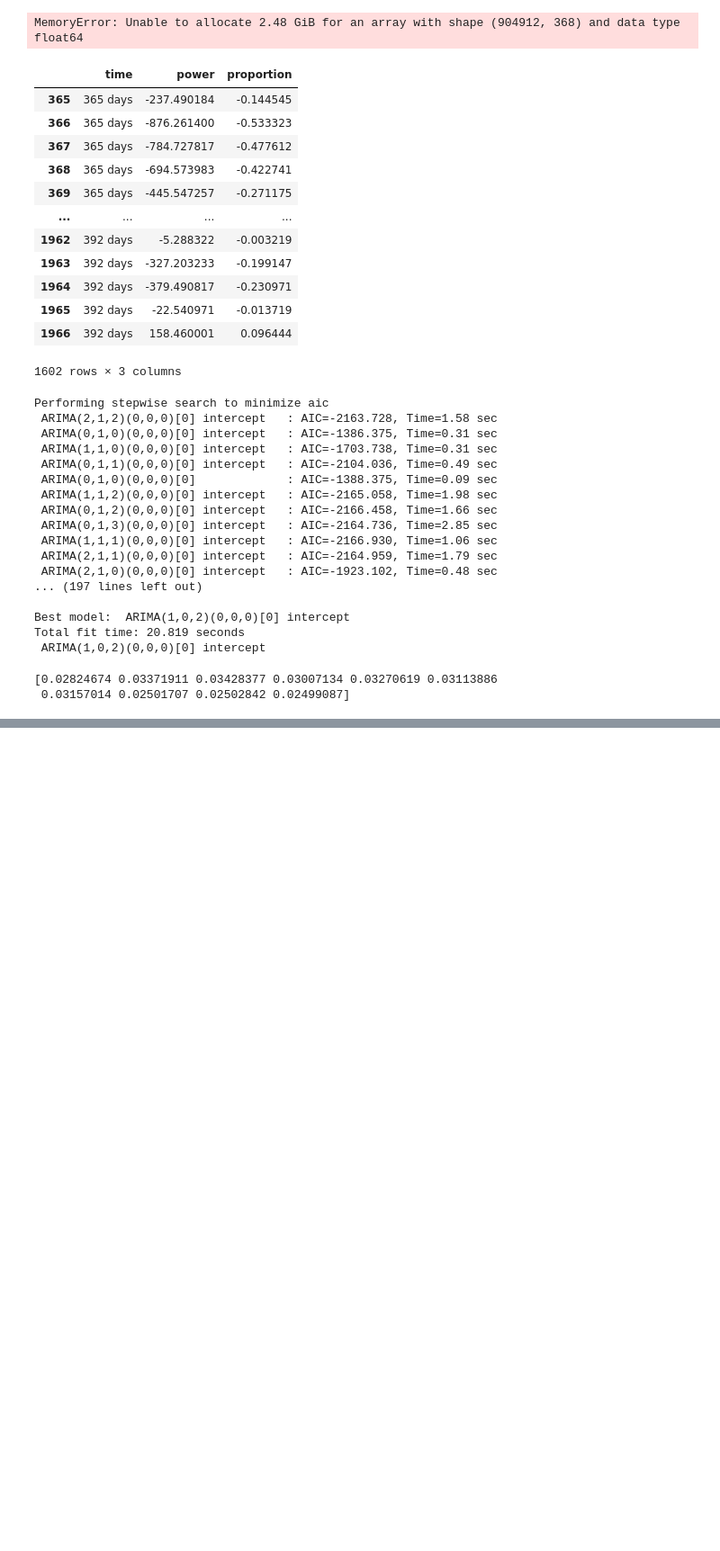
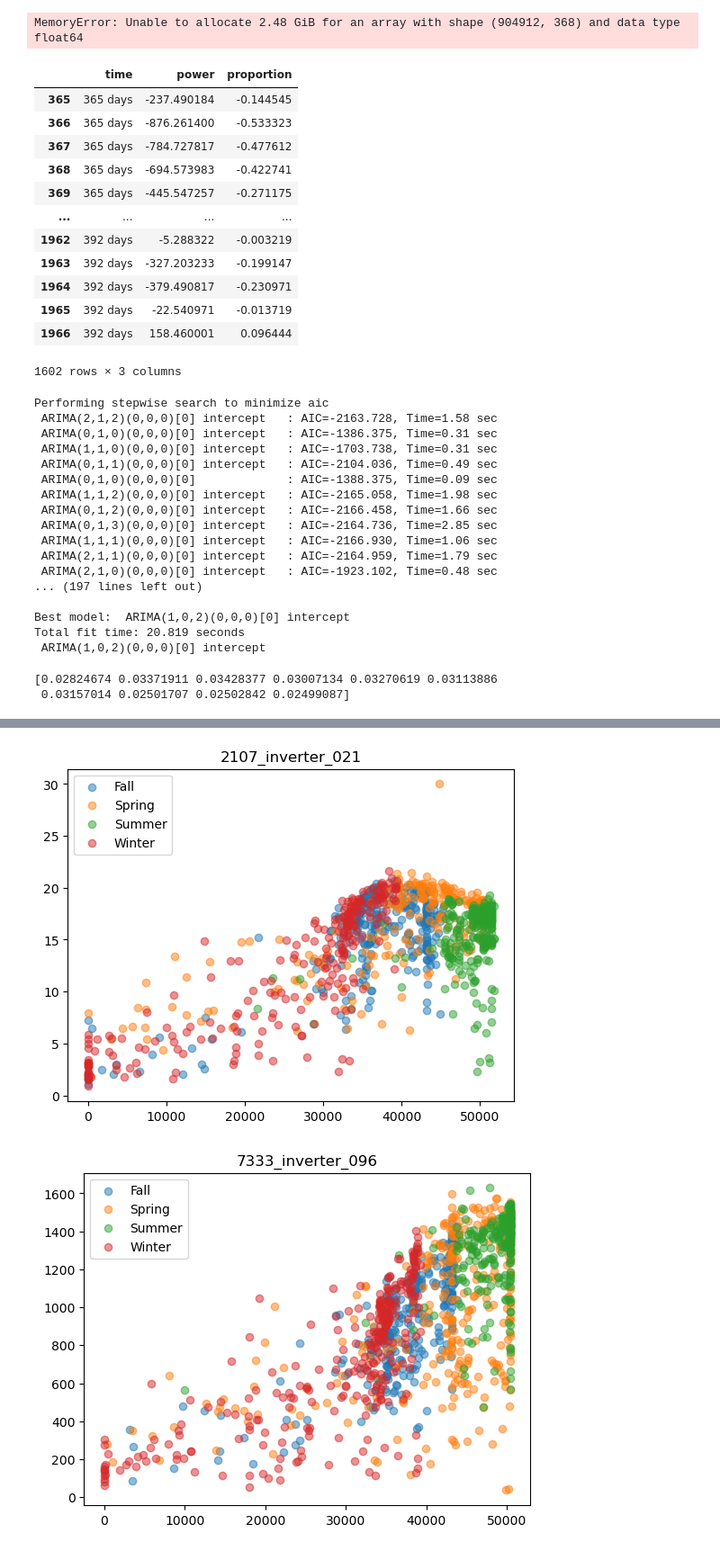
Before and after one commit to Erdos-Projects/predicting-day-ahead-solar-power-production, a Jupyter notebook: notebooks/eda/RS/time-series-EDA.ipynb, the cells around one changed output, grey strips where cells are left out. Shown at 90% size. Cells and saved outputs as stored; diff of their text form; code cells hidden in the pictures; blank space fills up the shorter version.

```diff
--- a/notebooks/eda/RS/time-series-EDA.ipynb
+++ b/notebooks/eda/RS/time-series-EDA.ipynb
@@ -448,0 +455,60 @@ print(errors)
+# %%
+#want to see whether there's a relationship between sunshine hours and ac power output
+for i in range(len(all_datas)):
+    all_datas.iloc[i,2] = str(all_datas['new_name'][i]).zfill(3)
+all_datas['file_name'] = (all_datas['system_id'].astype(str) + "_"
+                          + np.where(all_datas['old_name'] == 'meter', 'meter', 'inverter') + "_"
+                          + all_datas['new_name'].astype(str))
+all_datas
+
+#choose small sample
+sample_data = all_datas.sample(10)
+sample_data = sample_data.sort_values(by = 'system_id')
+#display(sample_data)
+
+def sort_season(month):
+    if month in [12,1,2]:
+        return 'Winter'
+    elif month in [3,4,5]:
+        return 'Spring'
+    elif month in [6,7,8]:
+        return 'Summer'
+    elif month in [9,10,11]:
+        return 'Fall'
+
+
+#iterate through systems
+for id in sample_data['system_id'].unique():
+    weather = pd.read_csv(f"prize_weather/{str(id)}.csv")
+    #add a 'season' column
+    #   W = winter: dec, jan, feb
+    #   Sp = spring: March, apr, may
+    #   Su = summer: June, July, Aug
+    #   F = fall: sept, oct nov
+    weather['time'] = pd.to_datetime(weather['time'])
+
+    weather['season'] = weather['time'].dt.month.apply(sort_season)
+    #display(weather)
+
+    #make the date the index -- easier for future merging
+    weather = weather.set_index('time')
+    for system in sample_data.loc[sample_data['system_id']==id].itertuples():
+        power_info = pd.read_csv(f'../../../../data_ds_project/systems/prize/prize_cleaned_power/{system[4]}.csv')
+        power_info['time'] = pd.to_datetime(power_info['time'])
+        power_info = power_info.set_index('time')
+        #merge weather and power_info
+        df = pd.concat([weather, power_info], axis = 1)
+        df = df.dropna()
+        #display(df)
+
+        df_rand = df.sample(int(0.5*len(df)))
+
+        #create plot
+        for season,group in df_rand.groupby('season'):
+            plt.scatter(group['sunshine_duration'], group['power'],alpha = 0.5, label = season)
+        plt.legend()
+        plt.title(system[4])
+        plt.show()
+# %% [output]
+[figure, added]
+[figure, added]
```
Also changed, not shown: parts of 3 cells of this notebook, 1 other file.
